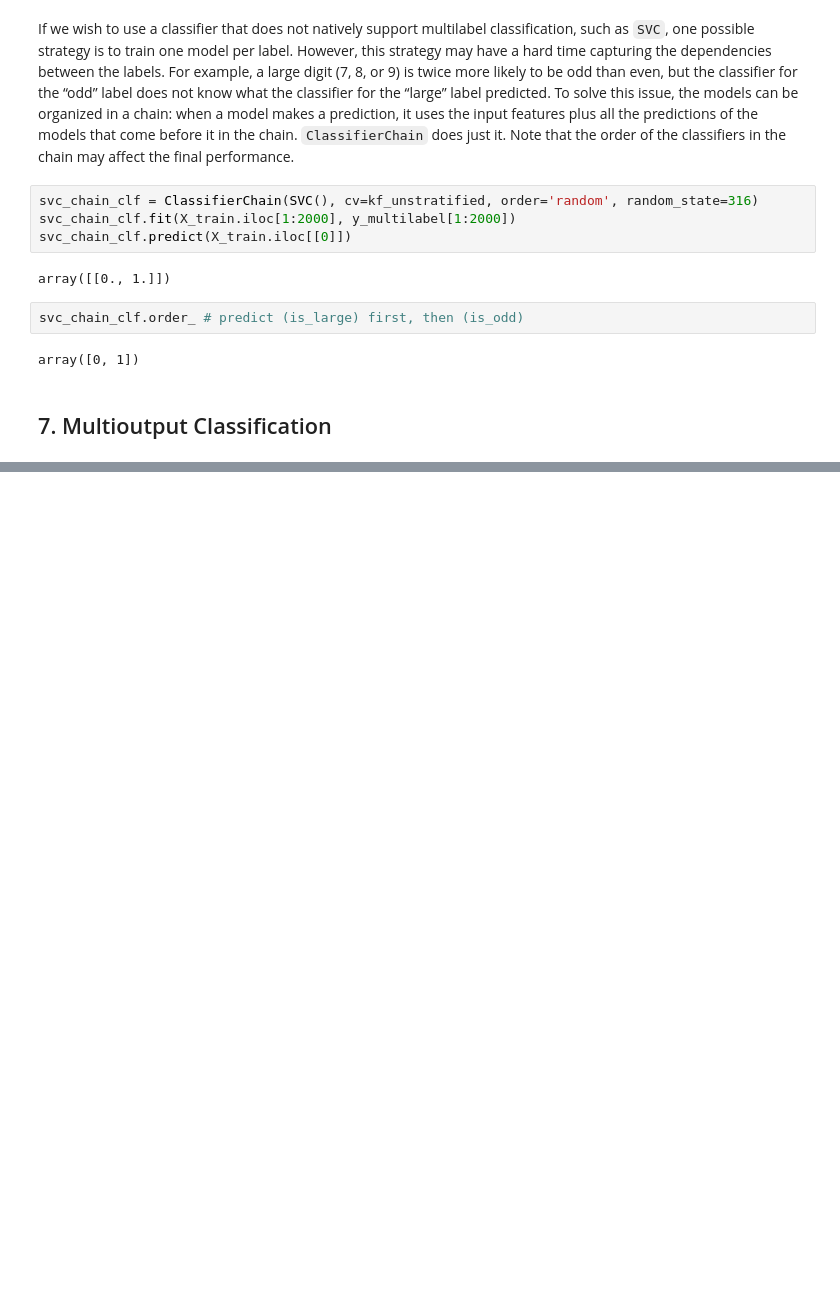
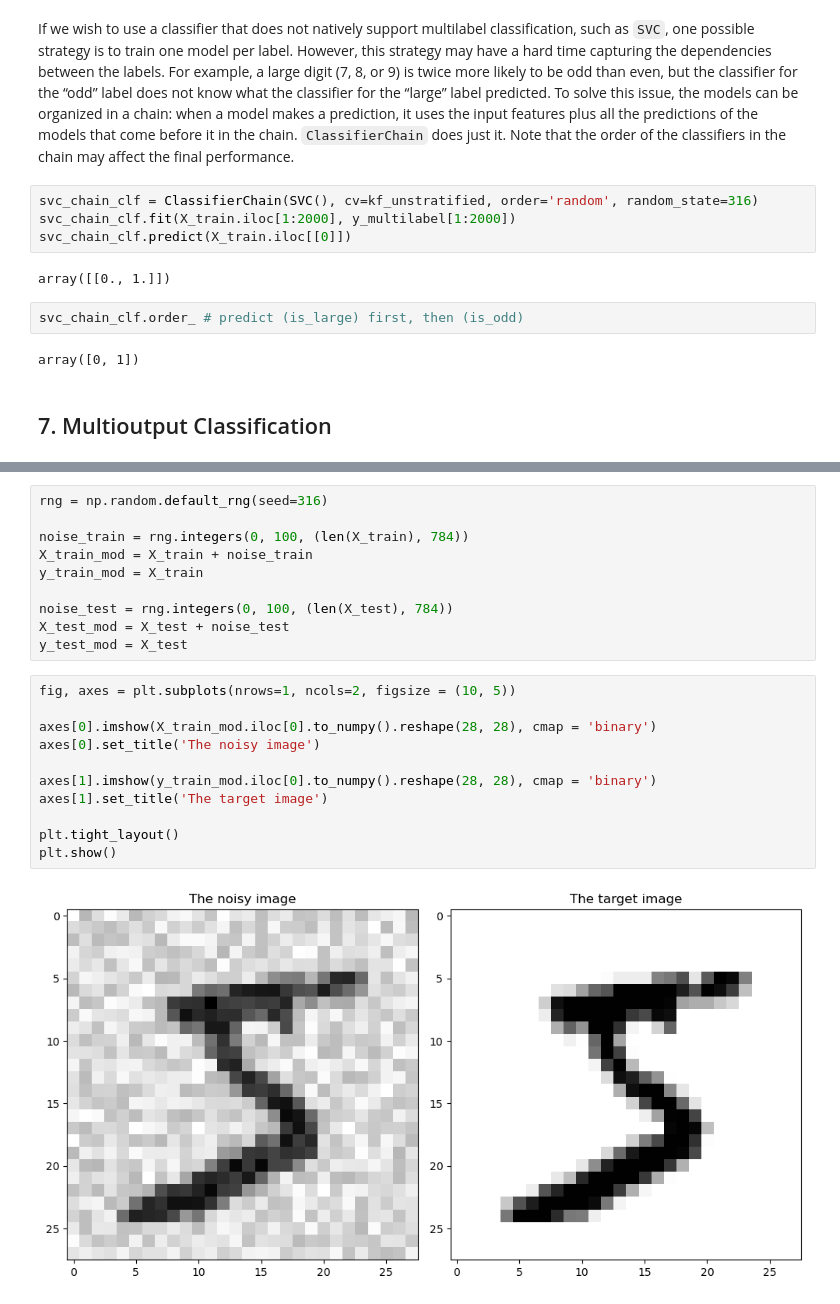
Before and after one commit to JinDai666/Hands-On-ML-Notes, a Jupyter notebook: ch03-classification/ch03_classification.ipynb, the cells around one changed output, grey strips where cells are left out. Saved outputs shown, nothing was run; the diff lists cells and outputs as text; blank space fills up the shorter version.

```diff
--- a/ch03-classification/ch03_classification.ipynb
+++ b/ch03-classification/ch03_classification.ipynb
@@ -398,0 +407,23 @@ array([0, 1])
+# %%
+rng = np.random.default_rng(seed=316)
+
+noise_train = rng.integers(0, 100, (len(X_train), 784))
+X_train_mod = X_train + noise_train
+y_train_mod = X_train
+
+noise_test = rng.integers(0, 100, (len(X_test), 784))
+X_test_mod = X_test + noise_test
+y_test_mod = X_test
+# %%
+fig, axes = plt.subplots(nrows=1, ncols=2, figsize = (10, 5))
+
+axes[0].imshow(X_train_mod.iloc[0].to_numpy().reshape(28, 28), cmap = 'binary')
+axes[0].set_title('The noisy image')
+
+axes[1].imshow(y_train_mod.iloc[0].to_numpy().reshape(28, 28), cmap = 'binary')
+axes[1].set_title('The target image')
+
+plt.tight_layout()
+plt.show()
+# %% [output]
+[figure, added]
```
Also changed, not shown: parts of 4 cells of this notebook.
